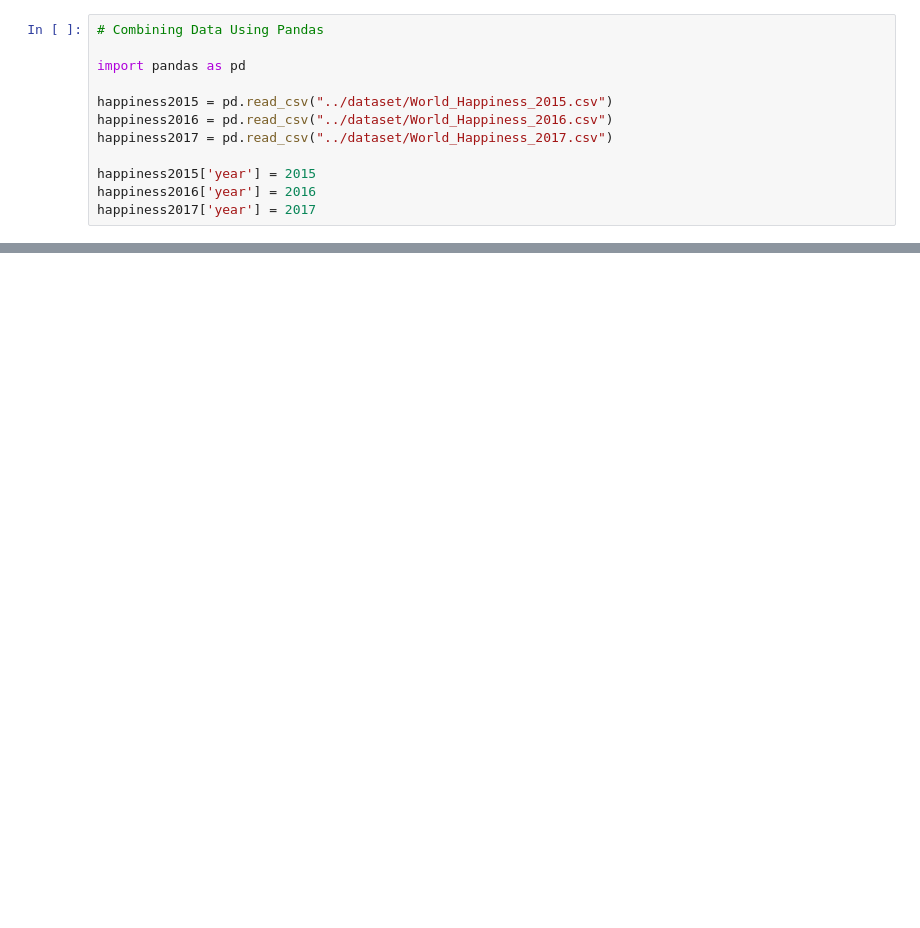
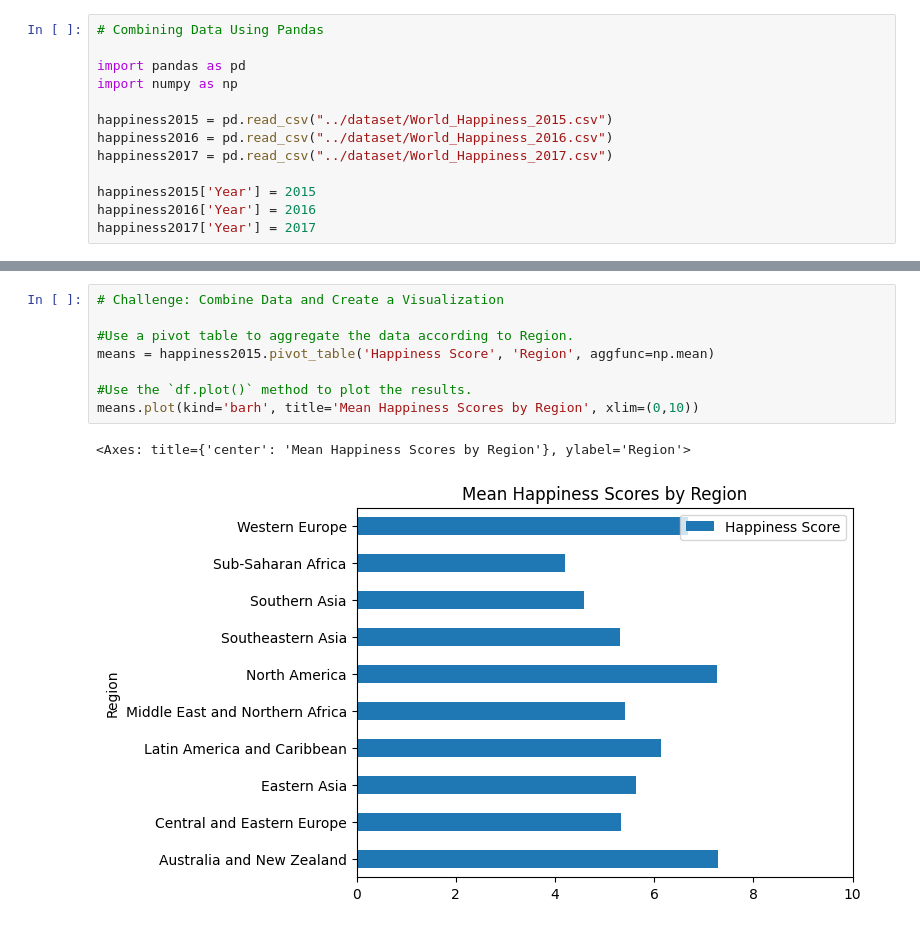
Before and after one commit to dev-alissonalves/data-scientist-dataquest, a Jupyter notebook: part03 - data_cleaning/1-data_cleaning_and_analysis_in_python/notebooks/01-combining_data_using_pandas.ipynb, the cells around one changed output, grey strips where cells are left out. Cells and saved outputs as stored; diff of their text form; blank space fills up the shorter version.

Commit message:
update module combining data using pandas

```diff
--- a/part03 - data_cleaning/1-data_cleaning_and_analysis_in_python/notebooks/01-combining_data_using_pandas.ipynb
+++ b/part03 - data_cleaning/1-data_cleaning_and_analysis_in_python/notebooks/01-combining_data_using_pandas.ipynb
@@ -2,11 +2,12 @@
 # Combining Data Using Pandas
 
 import pandas as pd
+import numpy as np
 
 happiness2015 = pd.read_csv("../dataset/World_Happiness_2015.csv")
 happiness2016 = pd.read_csv("../dataset/World_Happiness_2016.csv")
 happiness2017 = pd.read_csv("../dataset/World_Happiness_2017.csv")
 
-happiness2015['year'] = 2015
-happiness2016['year'] = 2016
-happiness2017['year'] = 2017
+happiness2015['Year'] = 2015
+happiness2016['Year'] = 2016
+happiness2017['Year'] = 2017
@@ -20,0 +107,11 @@ happiness2017['year'] = 2017
+# %%
+# Challenge: Combine Data and Create a Visualization
+
+#Use a pivot table to aggregate the data according to Region.
+means = happiness2015.pivot_table('Happiness Score', 'Region', aggfunc=np.mean)
+
+#Use the `df.plot()` method to plot the results.
+means.plot(kind='barh', title='Mean Happiness Scores by Region', xlim=(0,10))
+# %% [output]
+<Axes: title={'center': 'Mean Happiness Scores by Region'}, ylabel='Region'>
+[figure, added]
```
Also changed, not shown: parts of 12 cells of this notebook.
